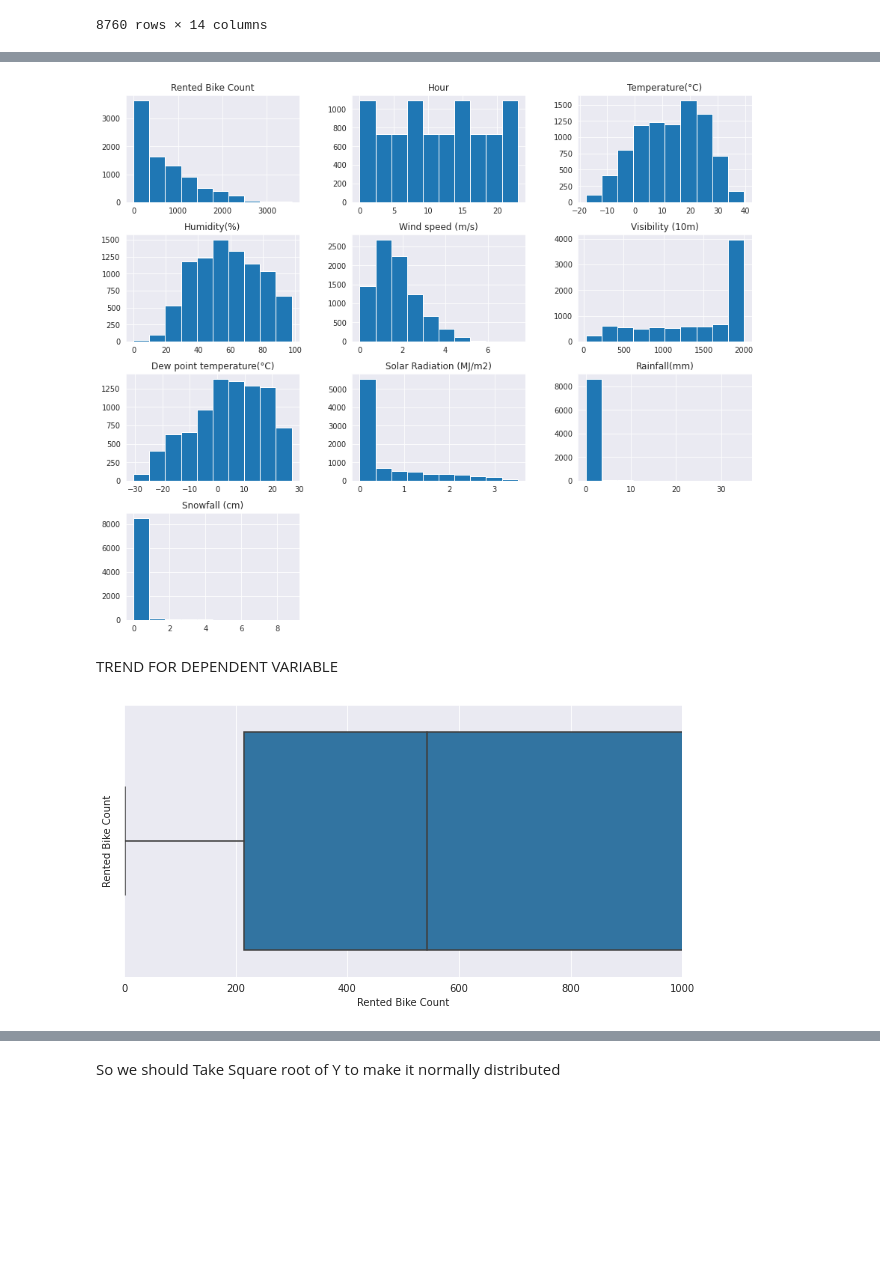
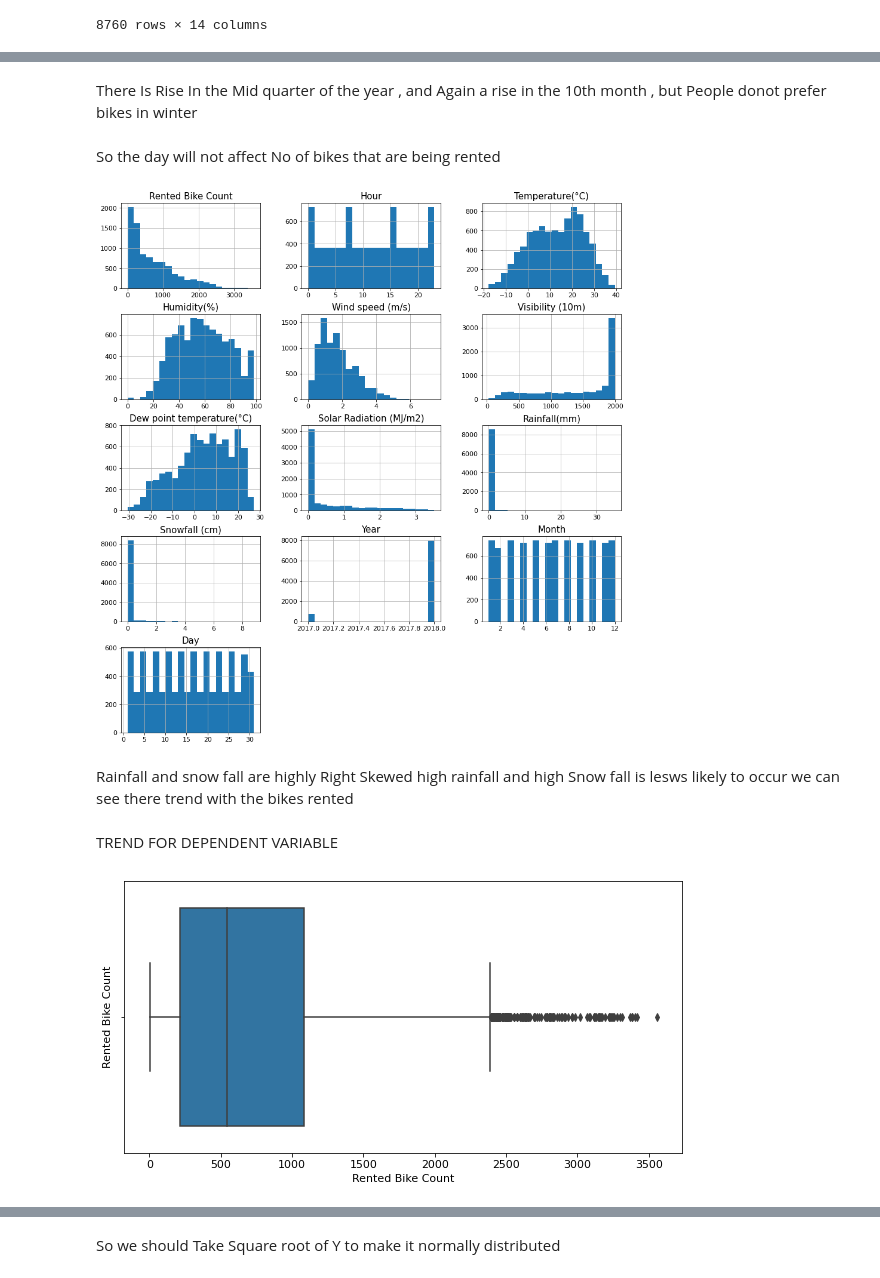
Before and after one commit to mishraraaj/Bike-Sharing-Demand-Prediction, a Jupyter notebook: raaj_mishra_Team_2_Bike_Sharing_Demand_Prediction_Capstone_Project.ipynb, the cells around one changed output, grey strips where cells are left out. Saved outputs shown, nothing was run; the diff lists cells and outputs as text; code cells hidden in the pictures; blank space fills up the shorter version.

```diff
--- a/raaj_mishra_Team_2_Bike_Sharing_Demand_Prediction_Capstone_Project.ipynb
+++ b/raaj_mishra_Team_2_Bike_Sharing_Demand_Prediction_Capstone_Project.ipynb
@@ -59,0 +93,31 @@ df
+# %%
+df['Day']=df['Date'].dt.day
+# %%
+df=df.drop(columns=["Date"])
+# %%
+# Step 1 : Prepare m rows n columns Figure
+plt.figure(figsize=(20,15))
+mpl.rc('font', size=14)
+mpl.rc('axes', titlesize=15)
+figure, axes = plt.subplots(nrows=2, ncols=2) # Make Figure in 3rows 2columns
+
+plt.tight_layout(0.1) # Padding between the graphs
+figure.set_size_inches(15, 10) # Set total Figure size
+
+
+sns.barplot(x='Year', y='Rented Bike Count', data=df, ax=axes[0, 0])
+sns.barplot(x='Month', y='Rented Bike Count', data=df, ax=axes[0, 1])
+sns.barplot(x='Day', y='Rented Bike Count', data=df, ax=axes[1, 0])
+sns.barplot(x='Hour', y='Rented Bike Count', data=df, ax=axes[1, 1])
+
+
+# Step 3: Detailed Settings
+# 3.1 Set subplots' title
+axes[0, 0].set(title='Rented Bike Count by year')
+axes[0, 1].set(title='Rented Bike Count by month')
+axes[1, 0].set(title='Rented Bike Count by day')
+axes[1, 1].set(title='Rented Bike Count by hour')
+
+# 3.2 Rotate 90 degrees of the x-axis labels of the subplots in row 1
+axes[1, 0].tick_params(axis='x', labelrotation=90)
+axes[1, 1].tick_params(axis='x', labelrotation=90)
@@ -59,0 +127,7 @@ df
+# %%
+mpl.rc('font', size=11)
+
+figure, axes = plt.subplots(nrows=3,figsize=(20,10))
+sns.pointplot(data=df,x='Hour',y='Rented Bike Count',color='r',ax=axes[0])
+sns.pointplot(data=df,x='Day',y='Rented Bike Count',ax=axes[1])
+sns.pointplot(data=df,x='Month',y='Rented Bike Count',color='y',ax=axes[2])
@@ -60,8 +137,14 @@ df
+# %% [markdown]
+There Is Rise In the Mid quarter of the year , and Again a rise in the 10th month , but People donot prefer bikes in winter
+# %% [markdown]
+So the day will not affect No of bikes that are being rented
 # %%
-df.hist(figsize=(15,30),layout=(9,3))
+df.hist(bins=20,figsize=(15,30),layout=(9,3))
 plt.show()
 # %% [output]
-[figure, old version]
+[figure, new version]
+# %% [markdown]
+Rainfall and snow fall are highly Right Skewed high rainfall and high Snow fall is lesws likely to occur we can see there trend with the bikes rented
 # %% [markdown]
 TREND FOR DEPENDENT VARIABLE
 # %%
@@ -71,9 +154,9 @@ df=df.drop(columns=['Functioning Day'])
 # %%
 
 plt.figure(figsize=(10,5))
-plt.xlim(0,1000)
+
 plt.ylabel('Rented Bike Count')
 sns.boxplot(x=df['Rented Bike Count'])
 plt.show()
 # %% [output]
-[figure, old version]
+[figure, new version]
```
Also changed, not shown: parts of 61 cells of this notebook.
